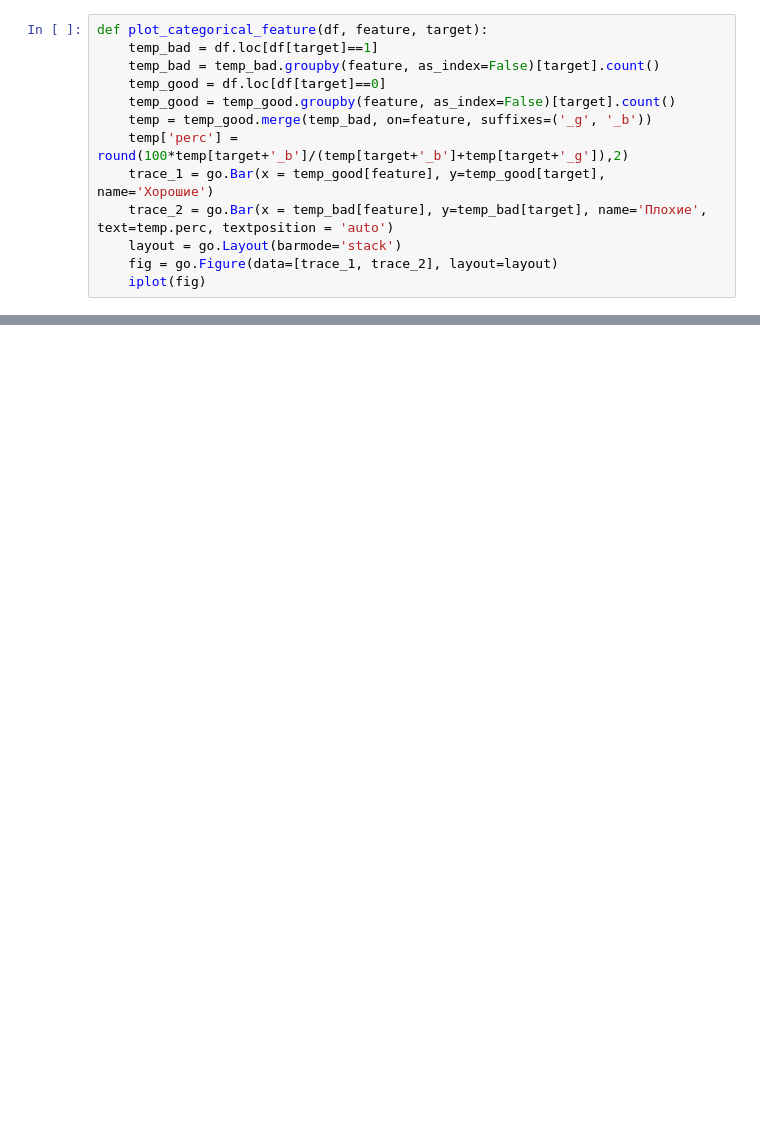
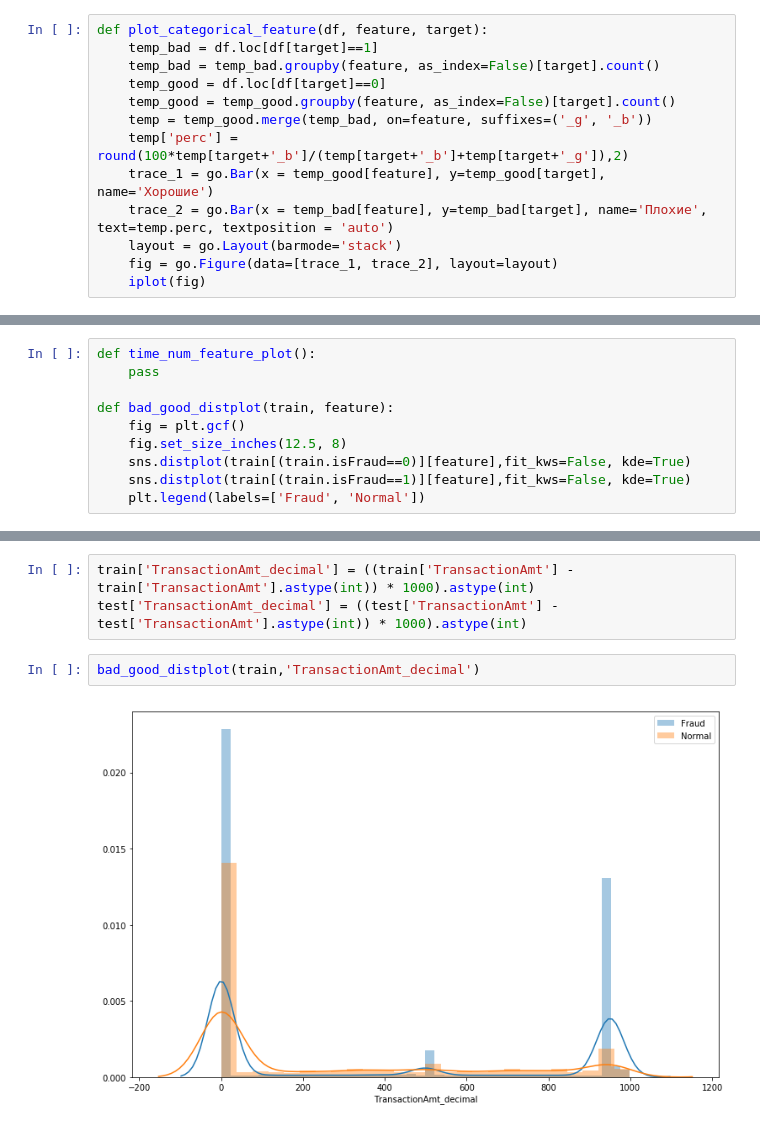
Before and after one commit to alwayswannadie1/fraud, a Jupyter notebook: Thoughts, Ideas, EDA.ipynb, the cells around one changed output, grey strips where cells are left out. Drawn from its saved outputs; the diff is of its cells as text; blank space fills up the shorter version.

```diff
--- a/Thoughts, Ideas, EDA.ipynb
+++ b/Thoughts, Ideas, EDA.ipynb
@@ -137,6 +138,16 @@ def plot_categorical_feature(df, feature, target):
 plot_categorical_feature(train, 'is_same_email_bin', 'isFraud')
 # %% [output]
 [interactive output not drawn]
+# %%
+def time_num_feature_plot():
+    pass
+
+def bad_good_distplot(train, feature):
+    fig = plt.gcf()
+    fig.set_size_inches(12.5, 8)
+    sns.distplot(train[(train.isFraud==0)][feature],fit_kws=False, kde=True)
+    sns.distplot(train[(train.isFraud==1)][feature],fit_kws=False, kde=True)
+    plt.legend(labels=['Fraud', 'Normal'])
 # %%
 train.R_emaildomain_bin.value_counts()/len(train)<0.02
 # %% [output]
@@ -157,0 +180,7 @@ AttributeError: 'str' object has no attribute 'dtype'
+# %%
+train['TransactionAmt_decimal'] = ((train['TransactionAmt'] - train['TransactionAmt'].astype(int)) * 1000).astype(int)
+test['TransactionAmt_decimal'] = ((test['TransactionAmt'] - test['TransactionAmt'].astype(int)) * 1000).astype(int)
+# %%
+bad_good_distplot(train,'TransactionAmt_decimal')
+# %% [output]
+[figure, added]
```
Also changed, not shown: parts of 13 cells of this notebook.
